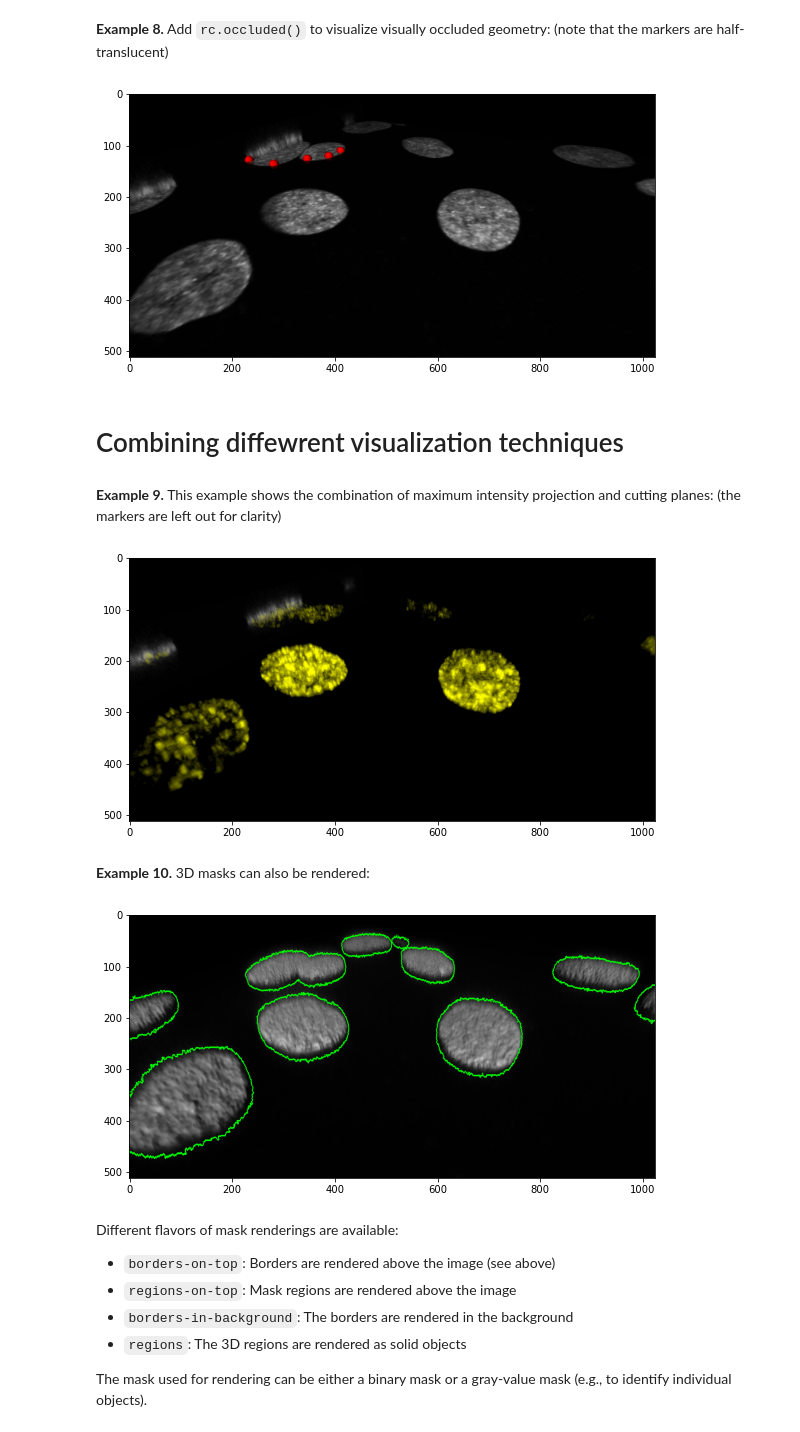
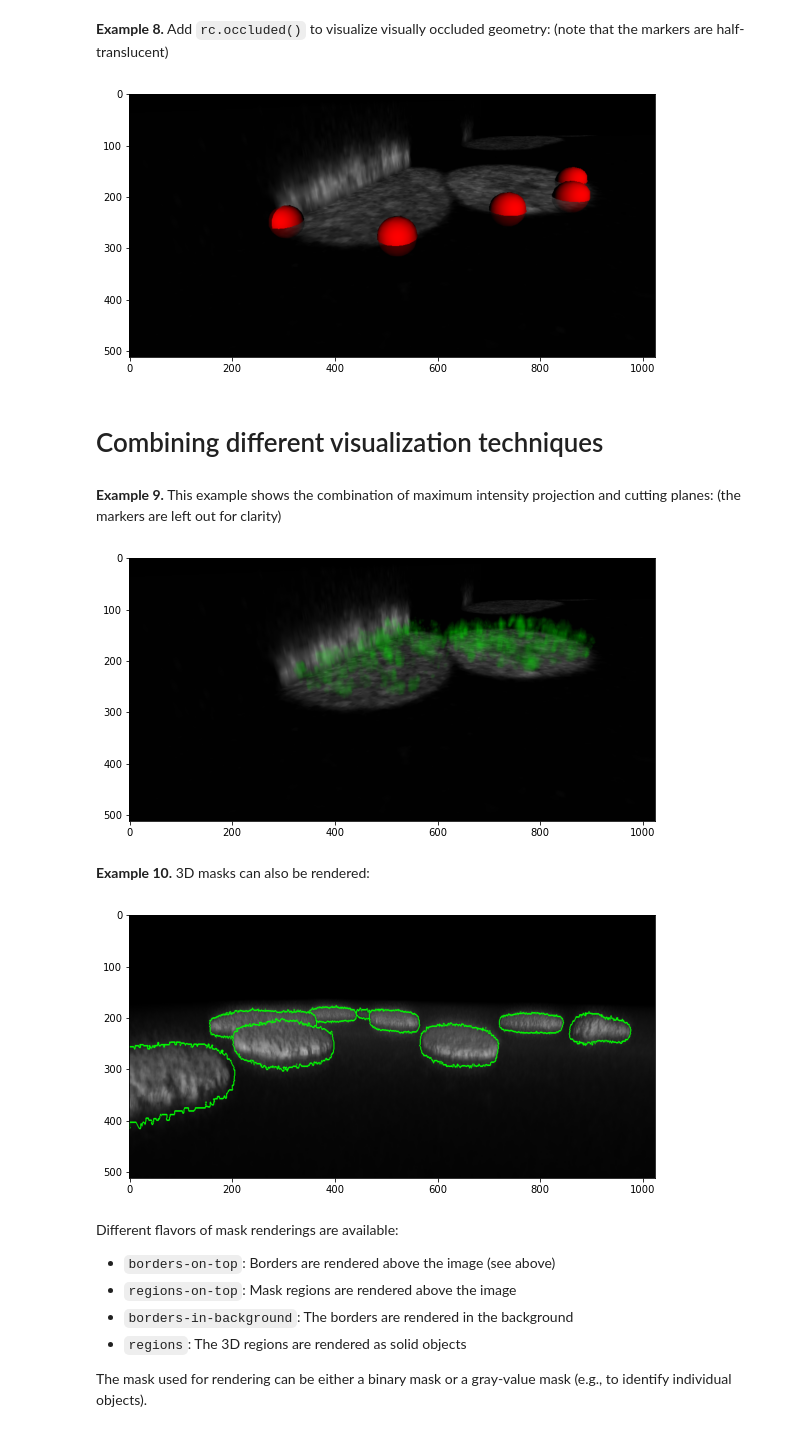
Before and after one commit to kostrykin/CarnaPy, a Jupyter notebook: examples/kalinin2018.ipynb, the cells around one changed output. Saved outputs shown, nothing was run; the diff lists cells and outputs as text; code cells hidden in the pictures.

```diff
--- a/examples/kalinin2018.ipynb
+++ b/examples/kalinin2018.ipynb
@@ -144,12 +140,12 @@ tight_layout()
 In this example, intensities $[0,0.2)$ are mapped linearly to blue, whereas intensities $[0.4, 1]$ are mapped linearly to yellow:
 # %%
 with cpy.SingleFrameContext((512, 1024), fov=90, near=1, far=1000) as rc:
-    rc.volume(data, spacing=spacing, fmt_hint='uint8')
+    volume = rc.volume(data, spacing=spacing, fmt_hint='uint8')
     rc.mip(layers=[(0, 0.2, (0, 0, 1, 0.2)), (0.4, 1, (1, 1, 0, 1))], sample_rate=500)
     marker_mesh = rc.ball(radius=10)
     marker_material = rc.material(color=(1,0,0,1))
-    rc.meshes(marker_mesh, marker_material, markers_world)
-    rc.camera.rotate((1,1,0), 35, 'deg').rotate((1,0,0), 15, 'deg').translate(-50, 0, 250).rotate((0,0,1), 35, 'deg')
+    rc.meshes(marker_mesh, marker_material, volume.map_voxel_coordinates(markers), parent=volume)
+    rc.camera.rotate((1,1,0), 45, 'deg').rotate((1,0,0), 15, 'deg').translate(-50, 0, 300).rotate((0,0,1), 35, 'deg')
 
 figure(figsize=(8,6))
 imshow(rc.result)
@@ -162,13 +158,14 @@ tight_layout()
 **Example 7.** Use `rc.plane` to define cutting planes:
 # %%
 with cpy.SingleFrameContext((512, 1024), fov=90, near=1, far=1000) as rc:
-    rc.volume(data, spacing=spacing, fmt_hint='uint8')
-    rc.plane((0,0,1), markers_world[0]) ## cutting plane through the first marker with normal vector along z-axis
-    rc.plane((1,0,0), markers_world[0]) ## cutting plane through the first marker with normal vector along x-axis
+    volume = rc.volume(data, spacing=spacing, fmt_hint='uint8')
+    markers_in_volume = volume.map_voxel_coordinates(markers)
+    rc.plane((0,0,1), markers_in_volume[0], parent=volume) ## plane through first marker, normal along z-axis
+    rc.plane((1,0,0), markers_in_volume[0], parent=volume) ## plane through first marker, normal along x-axis
     marker_mesh = rc.ball(radius=10)
     marker_material = rc.material(color=(1,0,0,1))
-    rc.meshes(marker_mesh, marker_material, markers_world)
-    rc.camera.rotate((1,1,0), 35, 'deg').rotate((1,0,0), 15, 'deg').translate(-50, 0, 250).rotate((0,0,1), 35, 'deg')
+    rc.meshes(marker_mesh, marker_material, markers_in_volume, parent=volume)
+    rc.camera.rotate((1,1,0), 55, 'deg').rotate((1,0,0), 15, 'deg').translate(-300, -80, -150).rotate((0,0,1), 35, 'deg')
 
 figure(figsize=(8,6))
 imshow(rc.result)
@@ -179,50 +176,53 @@ tight_layout()
 **Example 8.** Add `rc.occluded()` to visualize visually occluded geometry: (note that the markers are half-translucent)
 # %%
 with cpy.SingleFrameContext((512, 1024), fov=90, near=1, far=1000) as rc:
-    rc.volume(data, spacing=spacing, fmt_hint='uint8')
-    rc.plane((0,0,1), markers_world[0]) ## cutting plane through the first marker with normal vector along z-axis
-    rc.plane((1,0,0), markers_world[0]) ## cutting plane through the first marker with normal vector along x-axis
+    volume = rc.volume(data, spacing=spacing, fmt_hint='uint8')
+    markers_in_volume = volume.map_voxel_coordinates(markers)
+    rc.plane((0,0,1), markers_in_volume[0], parent=volume) ## plane through first marker, normal along z-axis
+    rc.plane((1,0,0), markers_in_volume[0], parent=volume) ## plane through first marker, normal along x-axis
     marker_mesh = rc.ball(radius=10)
     marker_material = rc.material(color=(1,0,0,1))
-    rc.meshes(marker_mesh, marker_material, markers_world)
+    rc.meshes(marker_mesh, marker_material, markers_in_volume, parent=volume)
     rc.occluded()
-    rc.camera.rotate((1,1,0), 35, 'deg').rotate((1,0,0), 15, 'deg').translate(-50, 0, 250).rotate((0,0,1), 35, 'deg')
+    rc.camera.rotate((1,1,0), 55, 'deg').rotate((1,0,0), 15, 'deg').translate(-300, -80, -150).rotate((0,0,1), 35, 'deg')
 
 figure(figsize=(8,6))
 imshow(rc.result)
 tight_layout()
 # %% [output]
-[figure, old version]
+[figure, new version]
 # %% [markdown]
-# Combining diffewrent visualization techniques
+# Combining different visualization techniques
 # %% [markdown]
 **Example 9.** This example shows the combination of maximum intensity projection and cutting planes: (the markers are left out for clarity)
 # %%
 with cpy.SingleFrameContext((512, 1024), fov=90, near=1, far=1000) as rc:
-    rc.volume(data, spacing=spacing, fmt_hint='uint8')
-    rc.plane((1,0,0), markers_world[0]) ## cutting plane through the first marker with normal vector along x-axis
-    rc.mip(layers=[(0.4, 1, (1, 1, 0, 1))], sample_rate=500)
-    rc.camera.rotate((1,1,0), 35, 'deg').rotate((1,0,0), 15, 'deg').translate(-50, 0, 250).rotate((0,0,1), 35, 'deg')
+    volume = rc.volume(data, spacing=spacing, fmt_hint='uint8')
+    markers_in_volume = volume.map_voxel_coordinates(markers)
+    rc.plane((0,0,1), markers_in_volume[0], parent=volume) ## plane through first marker, normal along z-axis
+    rc.plane((1,0,0), markers_in_volume[0], parent=volume) ## plane through first marker, normal along x-axis
+    rc.mip(layers=[(0.4, 1, (0, 1, 0, 1))], sample_rate=500)
+    rc.camera.rotate((1,1,0), 55, 'deg').rotate((1,0,0), 15, 'deg').translate(-300, -80, -150).rotate((0,0,1), 35, 'deg')
 
 figure(figsize=(8,6))
 imshow(rc.result)
 tight_layout()
 # %% [output]
-[figure, old version]
+[figure, new version]
 # %% [markdown]
 **Example 10.** 3D masks can also be rendered:
 # %%
 with cpy.SingleFrameContext((512, 1024), fov=90, near=1, far=1000) as rc:
     rc.volume(data, spacing=spacing, normals=True, fmt_hint='uint8') ## declaration of the volume data
     rc.dvr(translucency=2, sample_rate=500)
-    rc.camera.rotate((1,1,0), 35, 'deg').rotate((1,0,0), 15, 'deg').translate(-50, 0, 250).rotate((0,0,1), 35, 'deg')
     rc.mask(ndi.label(ndi.binary_opening(data > 0.06))[0], 'borders-on-top', spacing=spacing)
+    rc.camera.rotate((2,1,0), 65, 'deg').rotate((1,0,0), 15, 'deg').translate(-50, 0, 300).rotate((0,0,1), 25, 'deg')
 
 figure(figsize=(8,6))
 imshow(rc.result)
 tight_layout()
 # %% [output]
-[figure, old version]
+[figure, new version]
 # %% [markdown]
 Different flavors of mask renderings are available:
 - `borders-on-top`: Borders are rendered above the image (see above)
```
Also changed, not shown: parts of 10 cells of this notebook, 26 other files.
